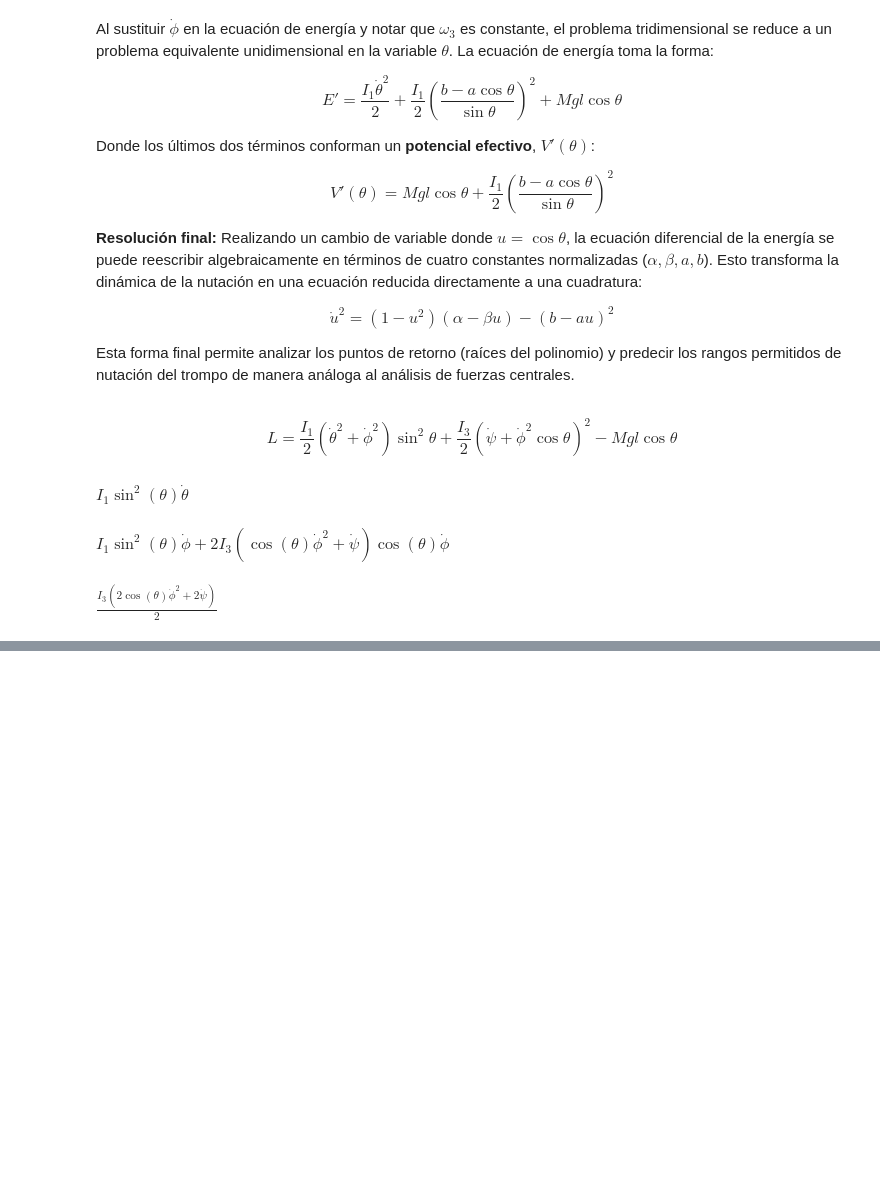
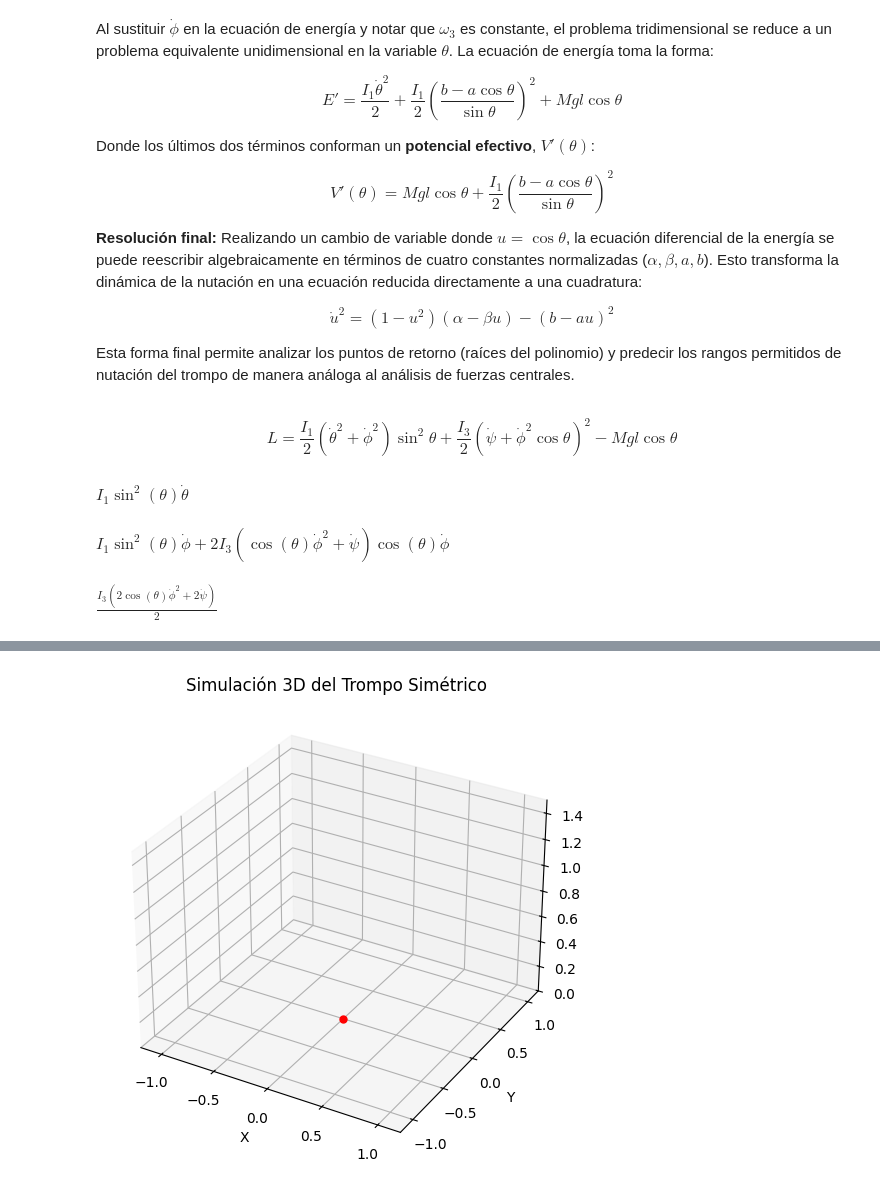
Before and after one commit to Daniel-534/MecanicaCeleste, a Jupyter notebook: Clases/Clase20260601.ipynb, the cells around one changed output, grey strips where cells are left out. Saved outputs shown, nothing was run; the diff lists cells and outputs as text; code cells hidden in the pictures; blank space fills up the shorter version.

```diff
--- a/Clases/Clase20260601.ipynb
+++ b/Clases/Clase20260601.ipynb
@@ -185,0 +281,60 @@ $\displaystyle I_{1} \left(\dot{\phi} \ddot{\phi} + \dot{\theta} \ddot{\theta}\r
+# %%
+# ==============================================================================
+# 4. ANIMACIÓN 3D MINIMALISTA
+# ==============================================================================
+fig = plt.figure(figsize=(6, 6))
+ax = fig.add_subplot(111, projection='3d')
+ax.set_xlim([-1.2, 1.2])
+ax.set_ylim([-1.2, 1.2])
+ax.set_zlim([0, 1.5])
+ax.set_xlabel('X')
+ax.set_ylabel('Y')
+ax.set_zlabel('Z')
+ax.set_title('Simulación 3D del Trompo Simétrico')
+
+# Elementos gráficos del trompo
+line_axis, = ax.plot([], [], [], 'k-', lw=3) # Eje de simetría
+disk, = ax.plot([], [], [], 'b-', lw=2)      # Disco en la punta para ver la rotación psi
+origin_plot, = ax.plot([0], [0], [0], 'ro', markersize=5) # Punto fijo
+
+# Pre-calcular puntos del disco local (círculo unitario)
+alpha = np.linspace(0, 2 * np.pi, 30)
+circle_x = np.cos(alpha)
+circle_y = np.sin(alpha)
+circle_z = np.zeros_like(alpha)
+
+def update(frame):
+    th = theta[frame]
+    ph = phi[frame]
+    ps = psi[frame]
+
+    # 1. Dibujar el eje del trompo
+    x_axis = [0, L_top * np.sin(th) * np.cos(ph)]
+    y_axis = [0, L_top * np.sin(th) * np.sin(ph)]
+    z_axis = [0, L_top * np.cos(th)]
+    line_axis.set_data(x_axis, y_axis)
+    line_axis.set_3d_properties(z_axis)
+
+    # 2. Dibujar el disco en la punta (rotado por psi)
+    # Vectores base ortogonales al eje del trompo
+    e1 = np.array([np.cos(th)*np.cos(ph), np.cos(th)*np.sin(ph), -np.sin(th)])
+    e2 = np.array([-np.sin(ph), np.cos(ph), 0])
+
+    # Rotación de los vectores base por el ángulo psi (rotación propia)
+    u = e1 * np.cos(ps) + e2 * np.sin(ps)
+    v = -e1 * np.sin(ps) + e2 * np.cos(ps)
+
+    # Posición del centro del disco
+    center = L_top * np.array([np.sin(th)*np.cos(ph), np.sin(th)*np.sin(ph), np.cos(th)])
+
+    # Coordenadas del disco rotado y trasladado
+    disk_x = center[0] + R_disk * (u[0] * circle_x + v[0] * circle_y)
+    disk_y = center[1] + R_disk * (u[1] * circle_x + v[1] * circle_y)
+    disk_z = center[2] + R_disk * (u[2] * circle_x + v[2] * circle_y)
+
+    disk.set_data(disk_x, disk_y)
+    disk.set_3d_properties(disk_z)
+
+    return line_axis, disk, origin_plot
+# %% [output]
+[figure, added]
```
Also changed, not shown: parts of 9 cells of this notebook.
